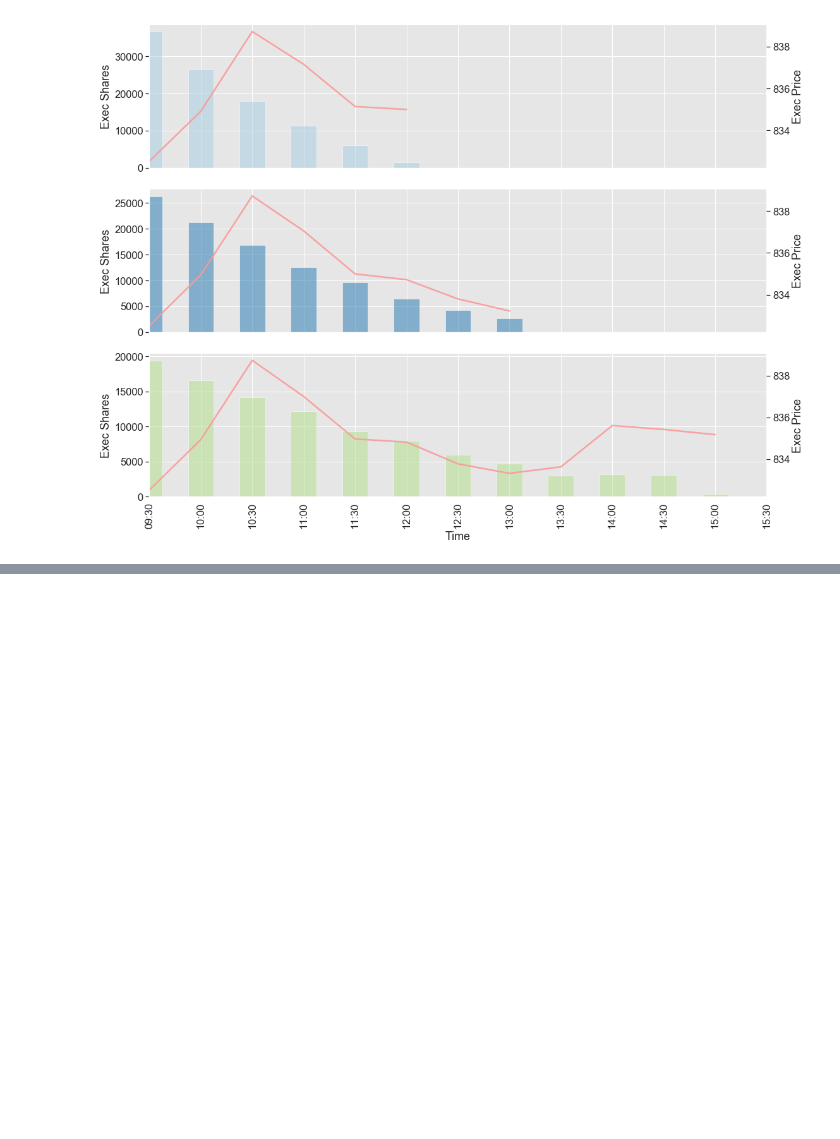
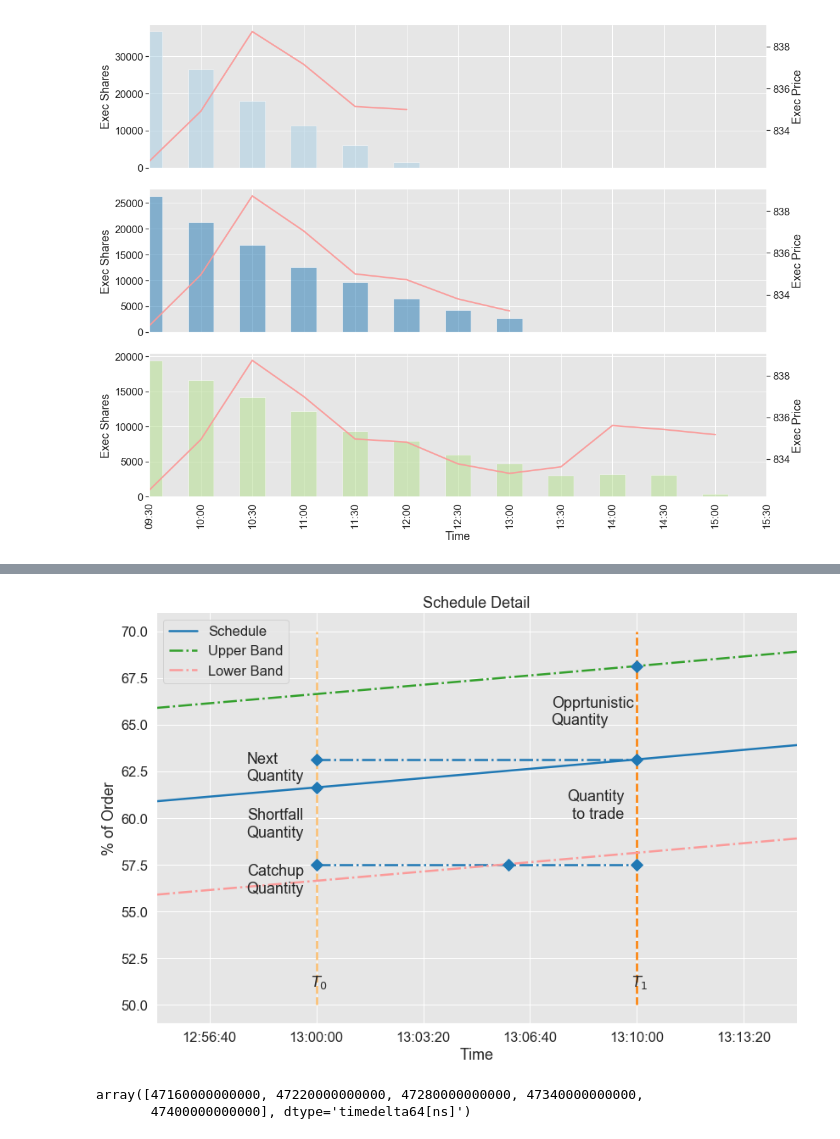
Before and after one commit to FinTrek/algo_trading_book, a Jupyter notebook: notebooks/Execution_Strategies.ipynb, the cells around one changed output, grey strips where cells are left out. Cells and saved outputs as stored; diff of their text form; code cells hidden in the pictures; blank space fills up the shorter version.

```diff
--- a/notebooks/Execution_Strategies.ipynb
+++ b/notebooks/Execution_Strategies.ipynb
@@ -255,0 +281,51 @@ plt.show()
+# %%
+p_now = 57.5
+p_target = schedule.profile['13:00:00']*100
+p_next = schedule.profile['13:10:00']*100
+p_opp = ub['13:10:00']*100
+
+t_now = 46800000000000
+t_next= 47400000000000
+t_late = lb.iloc[np.where(lb*100>=p_now)[0][0]:,].index[0].value
+
+fig, ax = plt.subplots(figsize=(12,8))
+_ = (100*schedule).loc['12:55:00':'13:15:00'].plot(ax = ax, color='C1',legend=None)
+_ = (100*ub).loc['12:55:00':'13:15:00'].plot(ax = ax, color='C3',linestyle='-.',legend=None)
+_ = (100*lb).loc['12:55:00':'13:15:00'].plot(ax = ax, color='C4',linestyle='-.',legend=None)
+_ = plt.vlines(t_now,50,70,color='C6',linestyle='--')
+_ = plt.vlines(t_next,50,70,color='C7',linestyle='--')
+
+_ = plt.plot(t_now,p_now,'D',color='C1',markersize=10)
+_ = plt.plot(t_now,p_target,'D',color='C1',markersize=10)
+_ = plt.plot(t_now,p_next,'D',color='C1',markersize=10)
+_ = plt.plot(t_next,p_next,'D',color='C1',markersize=10)
+_ = plt.plot(t_next,p_now,'D',color='C1',markersize=10)
+_ = plt.plot(t_late,p_now,'D',color='C1',markersize=10)
+_ = plt.plot(t_next,p_opp,'D',color='C1',markersize=10)
+
+_ = plt.hlines(p_now,t_now,t_next,color='C1',linestyle='-.')
+_ = plt.hlines(p_next,t_now,t_next,color='C1',linestyle='-.')
+
+_ = plt.annotate('Opprtunistic\nQuantity',(t_next - 1.6e11,65))
+_ = plt.annotate('Quantity\n to trade',(t_next - 1.3e11,60))
+_ = plt.annotate('Shortfall\nQuantity',(t_now - 1.3e11,59))
+_ = plt.annotate('Next\nQuantity',(t_now - 1.3e11,62))
+_ = plt.annotate('Catchup\nQuantity',(t_now - 1.3e11,56))
+_ = plt.annotate('$T_0$',(t_now - 1e10,51))
+_ = plt.annotate('$T_1$',(t_next - 1e10,51))
+
+_ = plt.xlabel('Time')
+_ = plt.ylabel('% of Order')
+plt.legend(['Schedule','Upper Band','Lower Band'])
+sns.despine()
+plt.tight_layout()
+plt.savefig('./book/chapters/chapter_exec_models/figures/schedule_details.png', format='png', dpi=300)
+plt.title('Schedule Detail')
+plt.show()
+# %% [output]
+[figure, added]
+# %%
+schedule.loc['13:06:00':'13:10:00'].index.values
+# %% [output]
+array([47160000000000, 47220000000000, 47280000000000, 47340000000000,
+       47400000000000], dtype='timedelta64[ns]')
```
Also changed, not shown: parts of 4 cells of this notebook, 4 other files.
